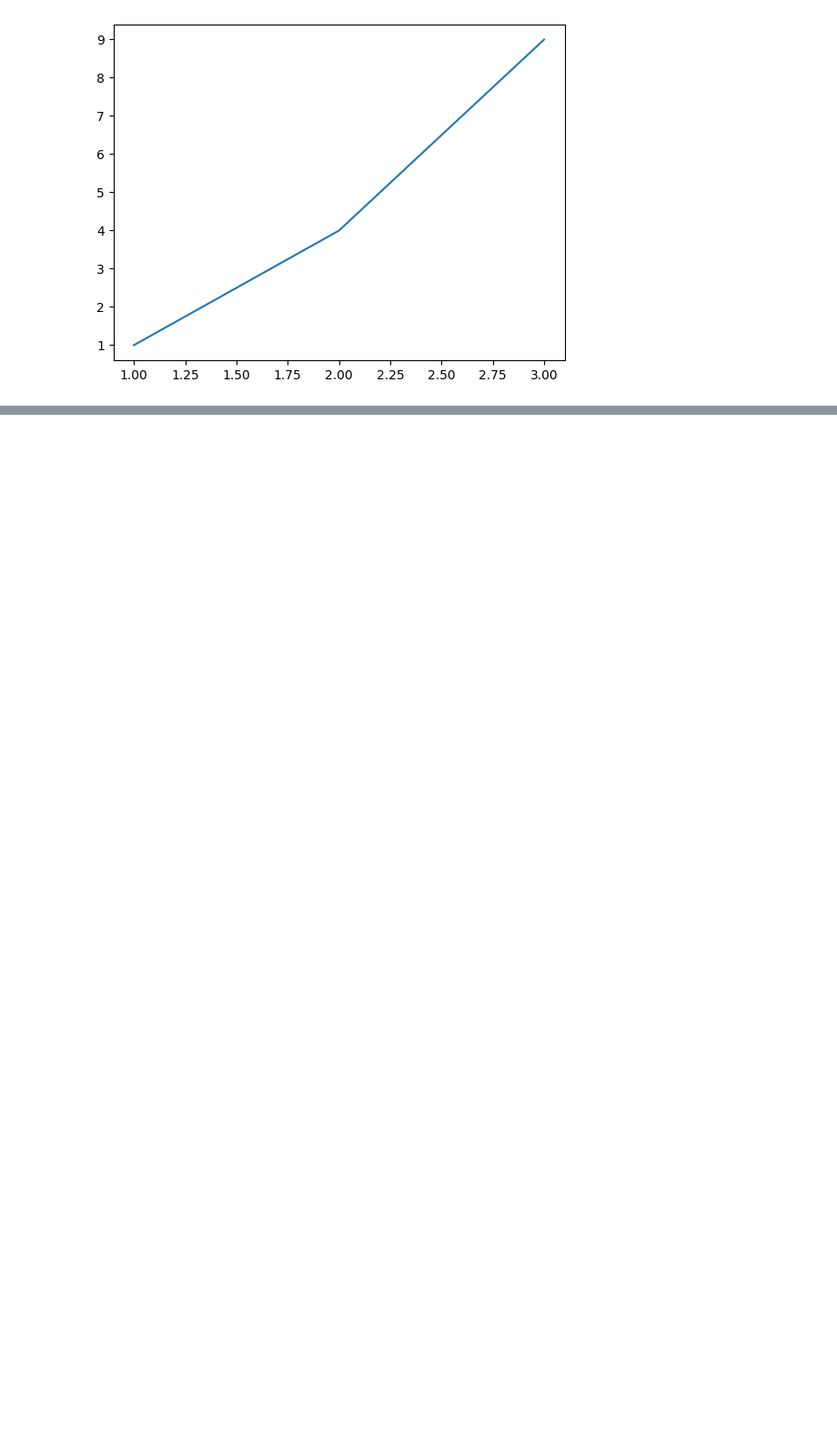
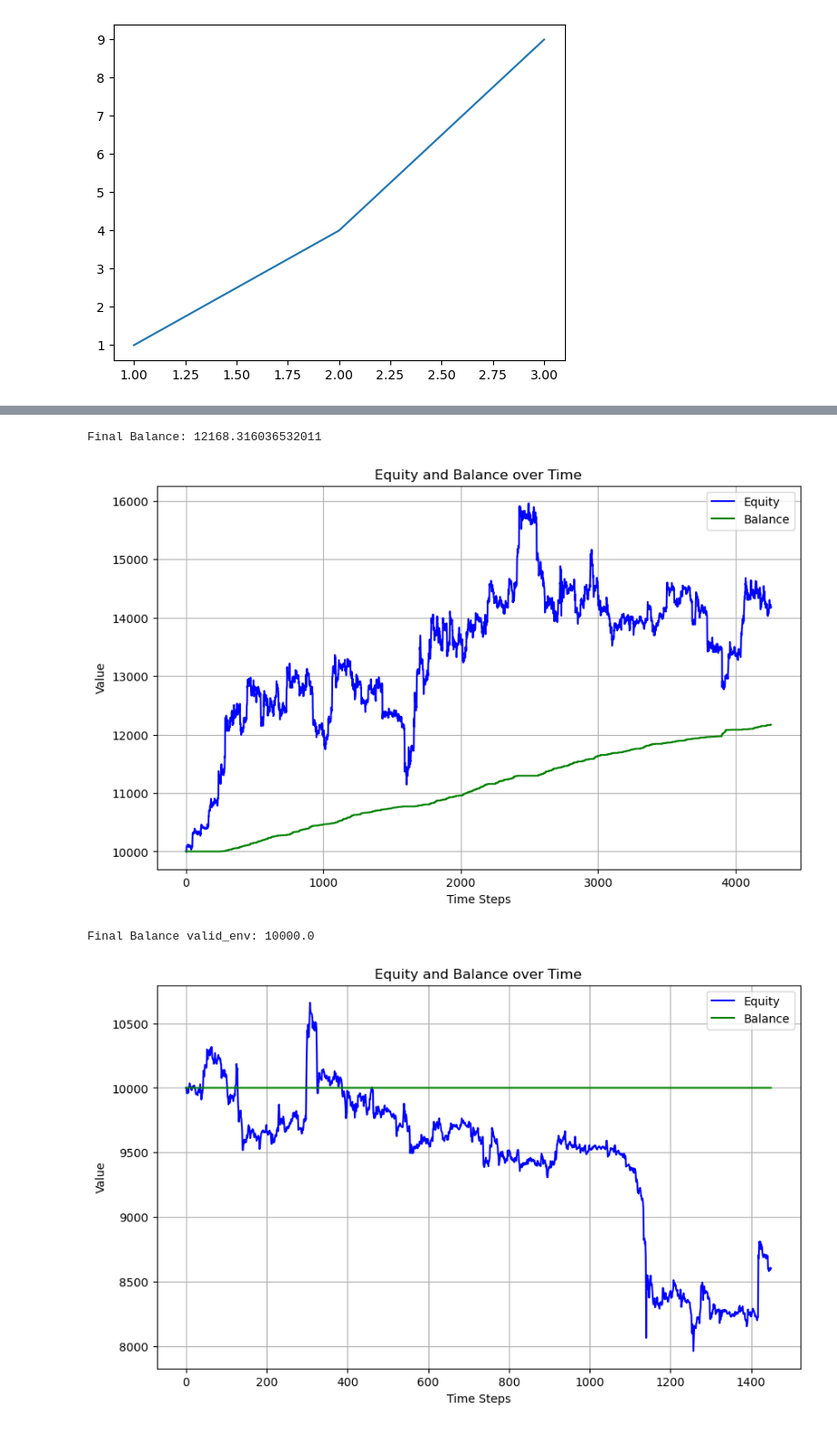
Before and after one commit to XO30/gymnasium-MT5, a Jupyter notebook: devel.ipynb, the cells around one changed output, grey strips where cells are left out. Shown at 91% size. Drawn from its saved outputs; the diff is of its cells as text; code cells hidden in the pictures; blank space fills up the shorter version.

```diff
--- a/devel.ipynb
+++ b/devel.ipynb
@@ -184,9 +178,15 @@ Final Balance: 41224.016617910354
 from IPython.display import clear_output
 
 
-episodes = 1000
+episodes = 400
 timesteps = valid_env.signal_features.shape[0]
 valid_balance = []
+
+model = A2C('MultiInputPolicy', train_env, verbose=0)
+model.learn(total_timesteps=100)
+train_vec_env = model.get_env()
+valid_vec_env = A2C('MultiInputPolicy', valid_env, verbose=1).get_env()
+observation = train_vec_env.reset()
 
 
 for episode in range(episodes):
@@ -195,31 +195,44 @@ for episode in range(episodes):
 
     model.learn(total_timesteps=timesteps)
 
     observation = train_vec_env.reset()
+    counter = 0
+
+    # Correct handling of vectorized environments if using them
     while True:
         action, _states = model.predict(observation, deterministic=True)
         action = action.flatten()
         observation, reward, done, _, info = train_env.step(action)
 
+        # If done is an array (for vectorized environments), check any True
+        if isinstance(done, np.ndarray):
+            done = done.any()
+
         if done:
-            print("Final Balance train_env:", info['balance'][-1])
+            print("Final Balance:", info['balance'][-1])
             train_env.render(mode='simple_figure')
             break
+
 
     observation = valid_vec_env.reset()
     while True:
         action, _states = model.predict(observation, deterministic=True)
         action = action.flatten()
         observation, reward, done, _, info = valid_env.step(action)
 
         if done:
             print("Final Balance valid_env:", info['balance'][-1])
             valid_balance.append(info['balance'][-1])
             valid_env.render(mode='simple_figure')
             break
 
     # save the model if it is the best so far
     if valid_balance[-1] == max(valid_balance):
         model.save('best_model')
 
 model = A2C.load('best_model')
+# %% [output]
+Final Balance: 12168.316036532011
+[figure, added]
+Final Balance valid_env: 10000.0
+[figure, added]
```
Also changed, not shown: parts of 8 cells of this notebook, 3 other files.
